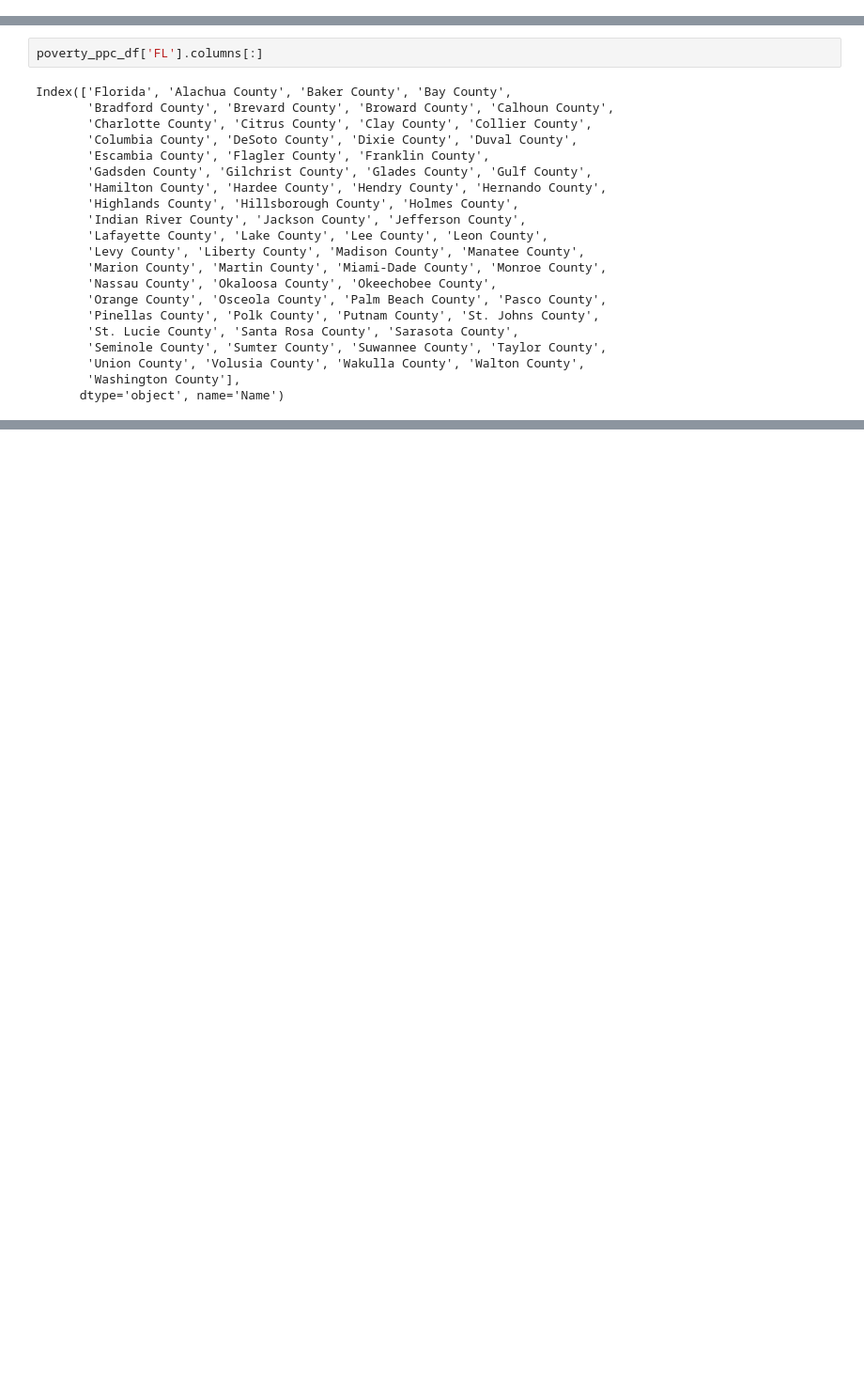
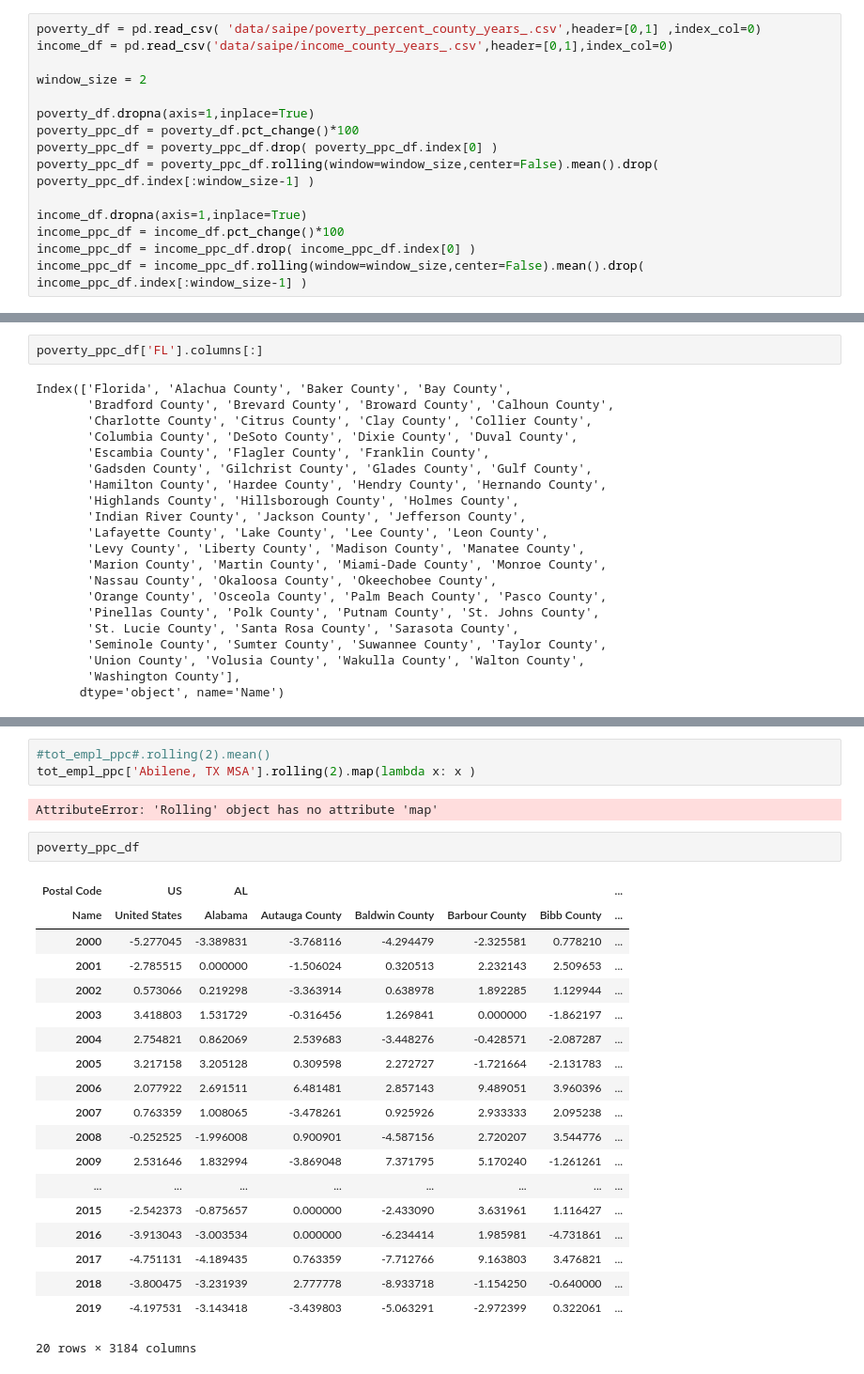
Before and after one commit to hamed-a/DI-project, a Jupyter notebook: process_susb_.ipynb, the cells around one changed output, grey strips where cells are left out. Shown at 94% size. Cells and saved outputs as stored; diff of their text form; blank space fills up the shorter version.

```diff
--- a/process_susb_.ipynb
+++ b/process_susb_.ipynb
@@ -296,3 +293,18 @@ income_ppc_df = income_ppc_df.drop( income_ppc_df.index[0] )
+# %%
+poverty_df = pd.read_csv( 'data/saipe/poverty_percent_county_years_.csv',header=[0,1] ,index_col=0)
+income_df = pd.read_csv('data/saipe/income_county_years_.csv',header=[0,1],index_col=0)
+
+window_size = 2
+
+poverty_df.dropna(axis=1,inplace=True)
+poverty_ppc_df = poverty_df.pct_change()*100
+poverty_ppc_df = poverty_ppc_df.drop( poverty_ppc_df.index[0] )
+poverty_ppc_df = poverty_ppc_df.rolling(window=window_size,center=False).mean().drop( poverty_ppc_df.index[:window_size-1] )
+
+income_df.dropna(axis=1,inplace=True)
+income_ppc_df = income_df.pct_change()*100
+income_ppc_df = income_ppc_df.drop( income_ppc_df.index[0] )
+income_ppc_df = income_ppc_df.rolling(window=window_size,center=False).mean().drop( income_ppc_df.index[:window_size-1] )
 # %%
 def relative_ppc_poverty(MSA_rank):
     return -poverty_ppc_df[ houseRank_to_county[MSA_rank] ] + poverty_ppc_df['US','United States']
@@ -463,0 +498,27 @@ poverty_df
+# %%
+#tot_empl_ppc#.rolling(2).mean()
+tot_empl_ppc['Abilene, TX MSA'].rolling(2).map(lambda x: x )
+# %% [output]
+AttributeError: 'Rolling' object has no attribute 'map'
+# %%
+poverty_ppc_df
+# %% [output]
+| Postal Code | US | AL |  |  |  |  | ... |
+| Name | United States | Alabama | Autauga County | Baldwin County | Barbour County | Bibb County | ... |
+| 2000 | -5.277045 | -3.389831 | -3.768116 | -4.294479 | -2.325581 | 0.778210 | ... |
+| 2001 | -2.785515 | 0.000000 | -1.506024 | 0.320513 | 2.232143 | 2.509653 | ... |
+| 2002 | 0.573066 | 0.219298 | -3.363914 | 0.638978 | 1.892285 | 1.129944 | ... |
+| 2003 | 3.418803 | 1.531729 | -0.316456 | 1.269841 | 0.000000 | -1.862197 | ... |
+| 2004 | 2.754821 | 0.862069 | 2.539683 | -3.448276 | -0.428571 | -2.087287 | ... |
+| 2005 | 3.217158 | 3.205128 | 0.309598 | 2.272727 | -1.721664 | -2.131783 | ... |
+| 2006 | 2.077922 | 2.691511 | 6.481481 | 2.857143 | 9.489051 | 3.960396 | ... |
+| 2007 | 0.763359 | 1.008065 | -3.478261 | 0.925926 | 2.933333 | 2.095238 | ... |
+| 2008 | -0.252525 | -1.996008 | 0.900901 | -4.587156 | 2.720207 | 3.544776 | ... |
+| 2009 | 2.531646 | 1.832994 | -3.869048 | 7.371795 | 5.170240 | -1.261261 | ... |
+| ... | ... | ... | ... | ... | ... | ... | ... |
+| 2015 | -2.542373 | -0.875657 | 0.000000 | -2.433090 | 3.631961 | 1.116427 | ... |
+| 2016 | -3.913043 | -3.003534 | 0.000000 | -6.234414 | 1.985981 | -4.731861 | ... |
+| 2017 | -4.751131 | -4.189435 | 0.763359 | -7.712766 | 9.163803 | 3.476821 | ... |
+| 2018 | -3.800475 | -3.231939 | 2.777778 | -8.933718 | -1.154250 | -0.640000 | ... |
+| 2019 | -4.197531 | -3.143418 | -3.439803 | -5.063291 | -2.972399 | 0.322061 | ... |
+20 rows × 3184 columns
```
Also changed, not shown: parts of 15 cells of this notebook, 14 other files.
